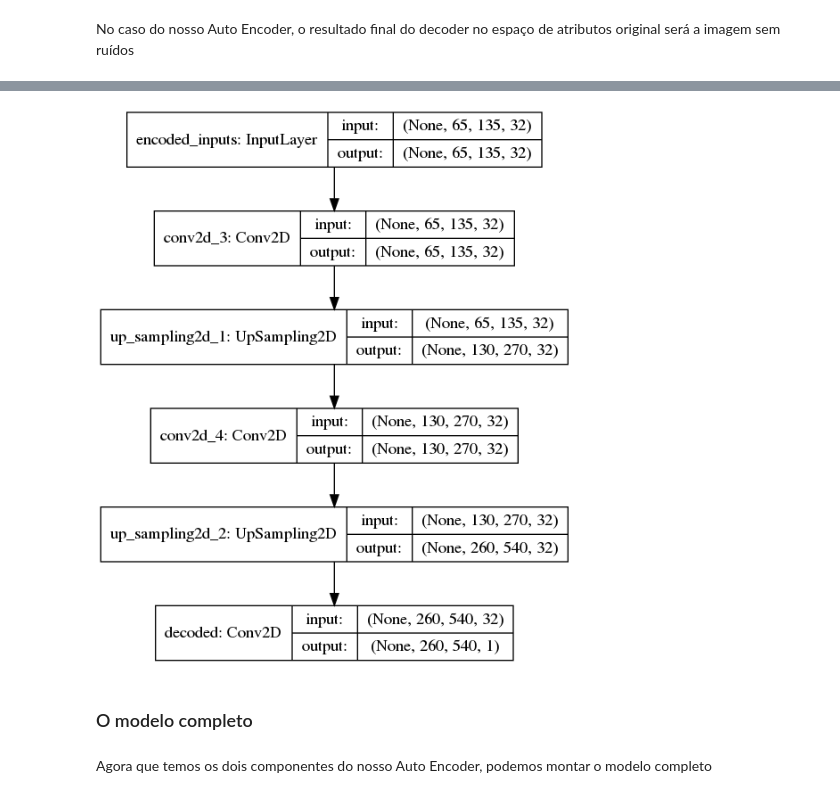
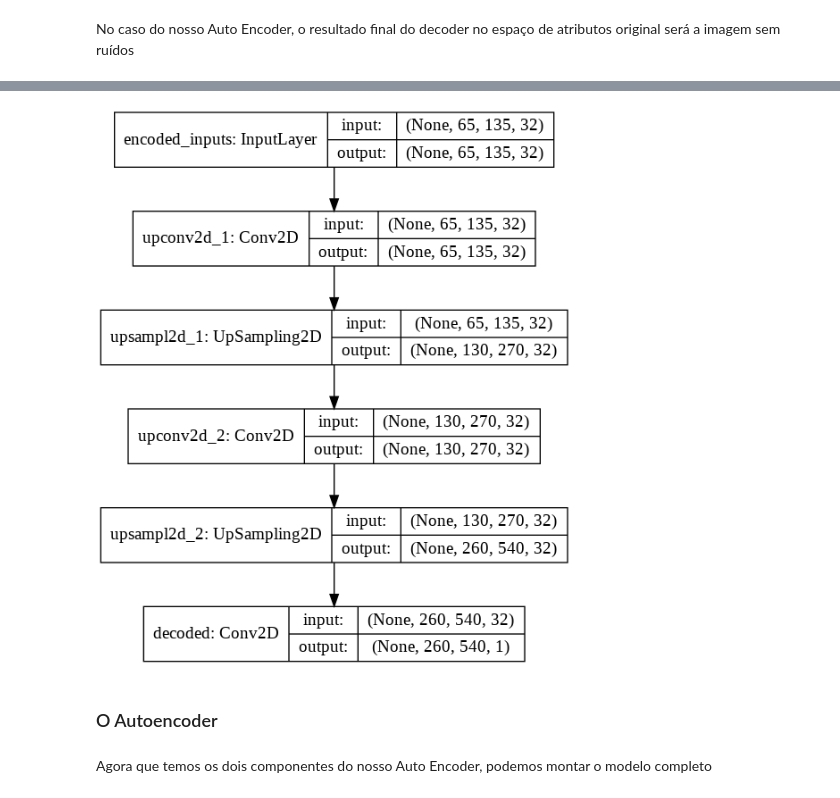
Before and after one commit to talesaraujo/autoencoder-image-denoising, a Jupyter notebook: Convolutional Denoising AE KDD.ipynb, the cells around one changed output, grey strips where cells are left out. Drawn from its saved outputs; the diff is of its cells as text; code cells hidden in the pictures.

```diff
--- a/Convolutional Denoising AE KDD.ipynb
+++ b/Convolutional Denoising AE KDD.ipynb
@@ -130,18 +117,17 @@ O decoder recebe os dados no novo espaço de atributos, ou seja, o resultado do
 # %% [markdown]
 No caso do nosso Auto Encoder, o resultado final do decoder no espaço de atributos original será a imagem sem ruídos
 # %%
-encoded_inputs = Input(shape=(65,135,32), name='encoded_inputs')
-upConv = Conv2D(32,(3,3),activation='relu',padding='same')(encoded_inputs)
-upConv = UpSampling2D((2,2))(upConv)
-upConv = Conv2D(32,(3,3),activation='relu',padding='same')(upConv)
-upConv = UpSampling2D((2,2))(upConv)
+encoded_inputs = Input(shape=(65, 135, 32), name='encoded_inputs')
+
+upConv = Conv2D(32, (3,3), activation='relu',padding='same', name='upconv2d_1')(encoded_inputs)
+upConv = UpSampling2D((2,2), name='upsampl2d_1')(upConv)
+upConv = Conv2D(32, (3,3), activation='relu', padding='same', name='upconv2d_2')(upConv)
+upConv = UpSampling2D((2,2), name='upsampl2d_2')(upConv)
+decoded = Conv2D(1, (3,3), activation='sigmoid', padding='same', name='decoded')(upConv)
+
+decoder = Model(encoded_inputs, decoded, name='decoder')
 
 
-decoded = Conv2D(1,(3,3), activation='sigmoid', padding='same',name='decoded')(upConv)
-
-decoder = Model(encoded_inputs,decoded,name='decoder')
-
-plot_model(decoder, to_file='cae_decoder.png',show_shapes=True)
-
-Image(retina=False, filename='cae_decoder.png',width=535,height=516)
+plot_model(decoder, to_file='cae_decoder.png', show_shapes=True)
+Image(retina=False, filename='cae_decoder.png', width=535, height=516)
 # %% [output]
@@ -148,6 +135,6 @@ Image(retina=False, filename='cae_decoder.png',width=535,height=516)
-[figure, old version]
+[figure, new version]
 # %% [markdown]
-### O modelo completo
+### O Autoencoder
 # %% [markdown]
 Agora que temos os dois componentes do nosso Auto Encoder, podemos montar o modelo completo
 # %%
```
Also changed, not shown: parts of 18 cells of this notebook.
